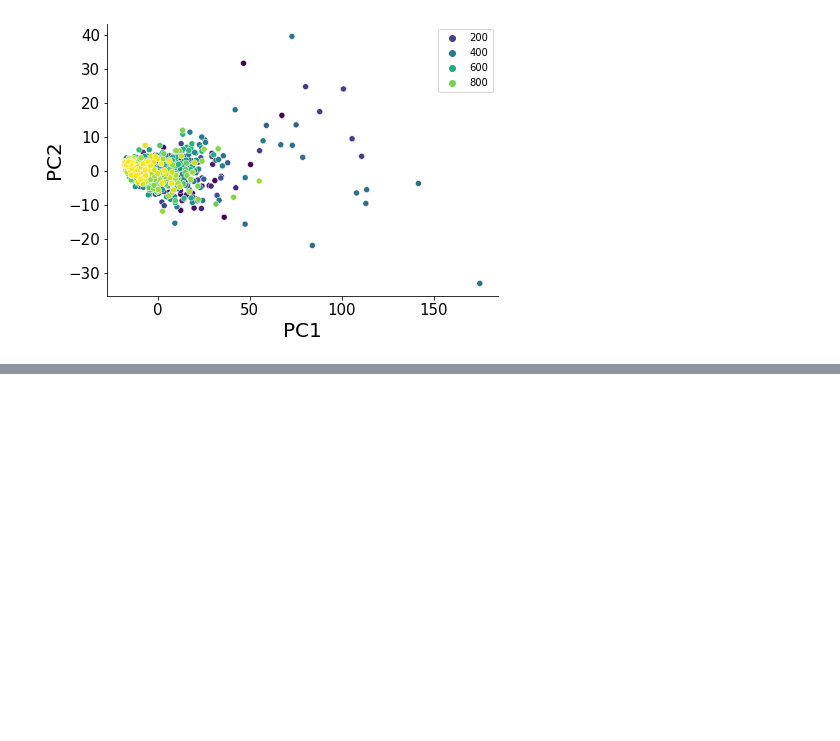
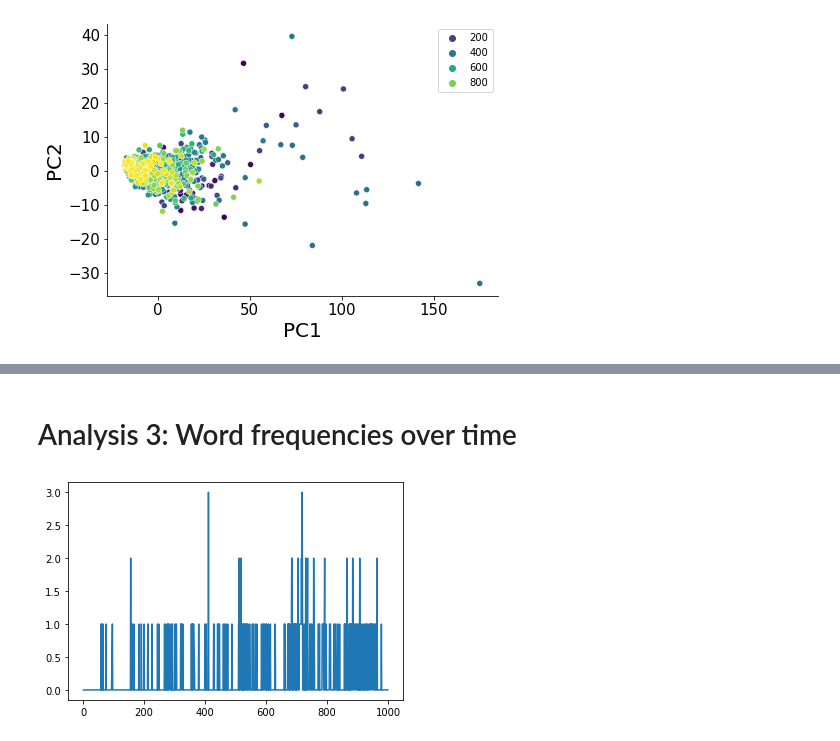
Before and after one commit to Ma-Fi-94/letters, a Jupyter notebook: Hypothesis1.ipynb, the cells around one changed output, grey strips where cells are left out. Saved outputs shown, nothing was run; the diff lists cells and outputs as text; code cells hidden in the pictures; blank space fills up the shorter version.

```diff
--- a/Hypothesis1.ipynb
+++ b/Hypothesis1.ipynb
@@ -15,9 +15,9 @@ from sklearn.decomposition import PCA
 import umap
 # %%
 def read_data(filename="all_letters.csv"):
-df = pd.read_csv(filename, sep="\t", header=None)
-# Read preprocessed CSV file
-
-df.columns = ["Nb", "Author", "Content"]
+    # Read preprocessed CSV file
+    df = pd.read_csv(filename, sep="\t", header=None)
+    df.columns = ["Nb", "Author", "Content"]
+    return df
 # %% [markdown]
 # Analysis 1: Do letters become "more similar" to each other over time?
@@ -49,2 +23,0 @@ def fit_model(df=df, n_gram_n = 1, min_word_length = 3, normalise_counts = False
-# %%
-X, cosinesim = fit_model()
@@ -52,0 +49,2 @@ X, cosinesim = fit_model()
+# %%
+X, cosinesim = fit_model(read_data())
@@ -150,0 +151,7 @@ plt.show()
+# %% [markdown]
+# Analysis 3: Word frequencies over time
+# %%
+for x in range(17, 18):
+    plt.plot(df.Nb, X[:,x])
+# %% [output]
+[figure, added]
```
Also changed, not shown: parts of 9 cells of this notebook.
